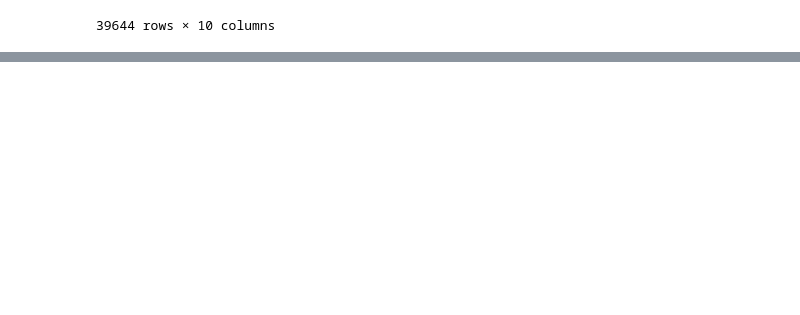
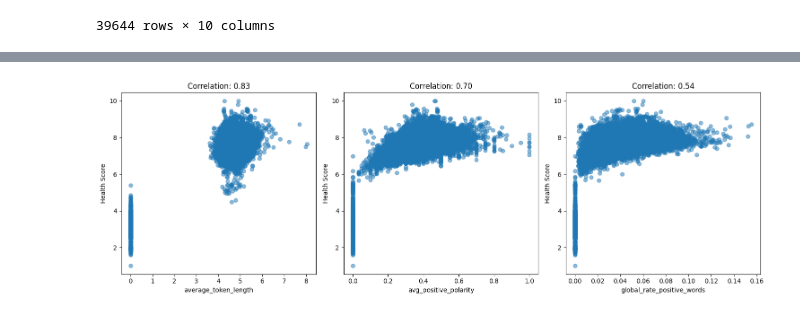
Before and after one commit to curtpond/webdata, a Jupyter notebook: articles.ipynb, the cells around one changed output, grey strips where cells are left out. Drawn from its saved outputs; the diff is of its cells as text; code cells hidden in the pictures; blank space fills up the shorter version.

```diff
--- a/articles.ipynb
+++ b/articles.ipynb
@@ -167,0 +176,20 @@ news.head()
+# %%
+successful = df[df['health_score'] >= threshold_high]
+unsuccessful = df[df['health_score'] <= threshold_low]
+# %%
+# Create subplots for each feature
+for i, feature in enumerate(score_features, 1):
+    plt.subplot(3, 3, i)
+
+    # Create violin plots to show distribution
+    plot_data = pd.DataFrame({
+        'Feature Value': pd.concat([successful[feature], unsuccessful[feature]]),
+        'Category': ['Successful']*len(successful) + ['Unsuccessful']*len(unsuccessful)
+    })
+
+    sns.violinplot(data=plot_data, x='Category', y='Feature Value')
+    plt.title(feature.strip())
+    plt.xticks(rotation=45)
+
+plt.tight_layout()
+plt.show()
@@ -167,0 +231,16 @@ news.head()
+# %%
+# Create scatter plots for top correlated features
+top_correlations = abs(correlation_matrix['health_score']).sort_values(ascending=False)[1:4]
+plt.figure(figsize=(15, 5))
+
+for i, (feature, corr) in enumerate(top_correlations.items(), 1):
+    plt.subplot(1, 3, i)
+    plt.scatter(df[feature], df['health_score'], alpha=0.5)
+    plt.xlabel(feature.strip())
+    plt.ylabel('Health Score')
+    plt.title(f'Correlation: {corr:.2f}')
+
+plt.tight_layout()
+plt.show()
+# %% [output]
+[figure, added]
```
Also changed, not shown: parts of 14 cells of this notebook.
